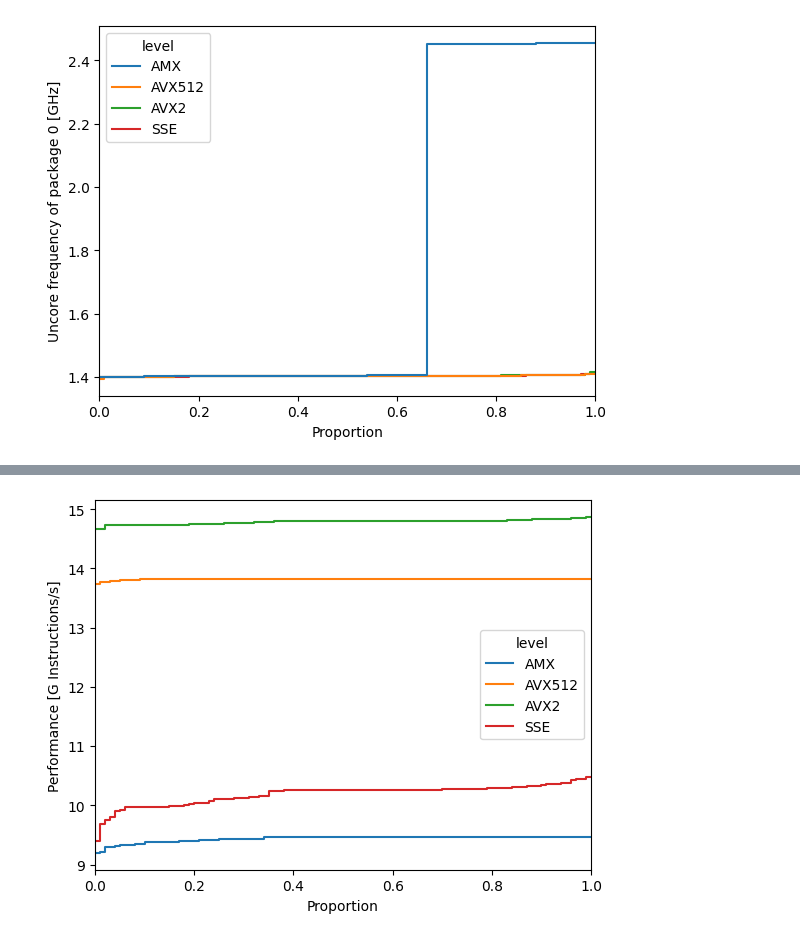
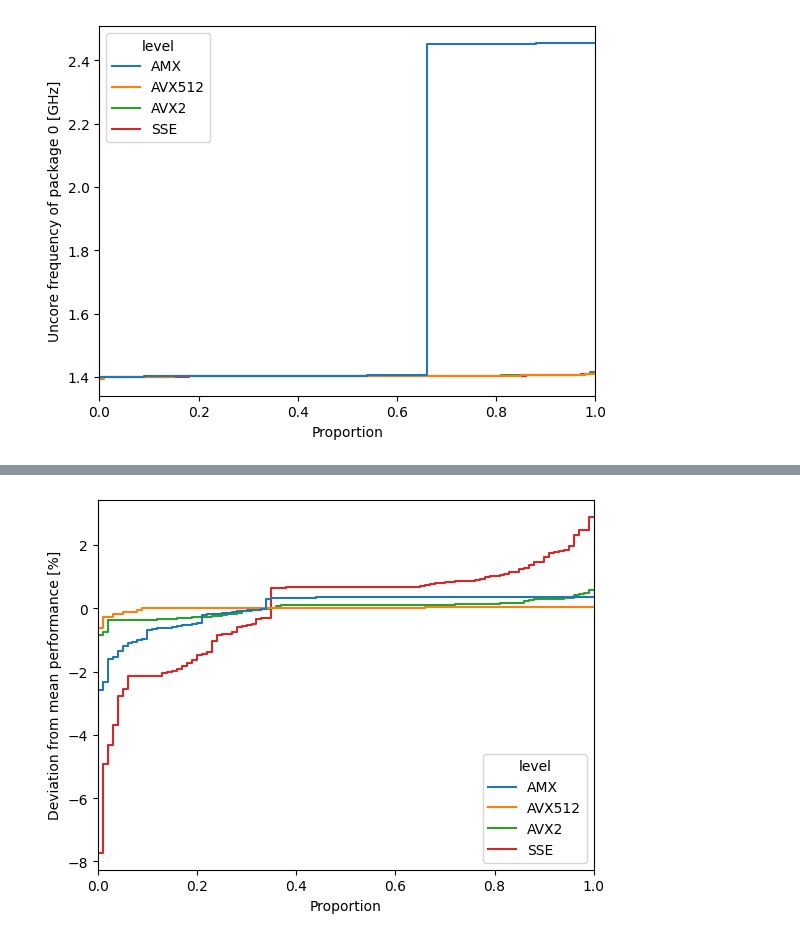
Before and after one commit to marenz2569/2025-sapphire-rapids-ee, a Jupyter notebook: measurements/avx-frequency-uncore-anomaly/Plot.ipynb, the cells around one changed output, grey strips where cells are left out. Cells and saved outputs as stored; diff of their text form; code cells hidden in the pictures.

Commit message:
avx-frequency-uncore-anomaly: update plots

```diff
--- a/measurements/avx-frequency-uncore-anomaly/Plot.ipynb
+++ b/measurements/avx-frequency-uncore-anomaly/Plot.ipynb
@@ -142,7 +142,9 @@ all_data_pivot
 400 rows × 9 columns
 # %%
 PERFORMANCE = 'Performance [G Instructions/s]'
+PERFORMANCE_DEVIATION = 'Deviation from mean performance [%]'
 ENERGY_EFFICIENCY = 'Energy Efficiency [G Instructions/Watt/s]'
+ENERGY_EFFICIENCY_DEVIATION = 'Deviation from maximum energy efficiency [%]'
 
 all_data_pivot[PERFORMANCE] = all_data_pivot[PERF_IPC] * all_data_pivot[MAX_TURBO_FREQ]
 all_data_pivot[ENERGY_EFFICIENCY] = all_data_pivot[PERFORMANCE] / all_data_pivot[POWER_WATT]
@@ -168,3 +170,11 @@ ax = sns.ecdfplot(data=all_data_pivot[UNCORE_FREQ].reset_index(), y=UNCORE_FREQ,
 savefig("../../thesis/fig/avx-frequency-uncore-anomaly-uncore-freq-ecdf")
 # %% [output]
 [figure]
+# %%
+df_performance_deviation = all_data_pivot[PERFORMANCE].reset_index()
+
+for key, value in df_performance_deviation.groupby("level"):
+    mean = value[PERFORMANCE].mean()
+    df_performance_deviation.loc[value.index, [PERFORMANCE_DEVIATION]] = (value[PERFORMANCE] / mean - 1) * 100
+
+print(df_performance_deviation)
@@ -171,5 +199,5 @@ savefig("../../thesis/fig/avx-frequency-uncore-anomaly-uncore-freq-ecdf")
 # %%
-ax = sns.ecdfplot(data=all_data_pivot[PERFORMANCE].reset_index(), y=PERFORMANCE, hue='level', hue_order=hue_order)
+ax = sns.ecdfplot(data=df_performance_deviation, y=PERFORMANCE_DEVIATION, hue='level', hue_order=hue_order)
 savefig("../../thesis/fig/avx-frequency-uncore-anomaly-performance-ecdf")
 # %% [output]
-[figure, old version]
+[figure, new version]
```
Also changed, not shown: parts of 3 cells of this notebook, 6 other files.
